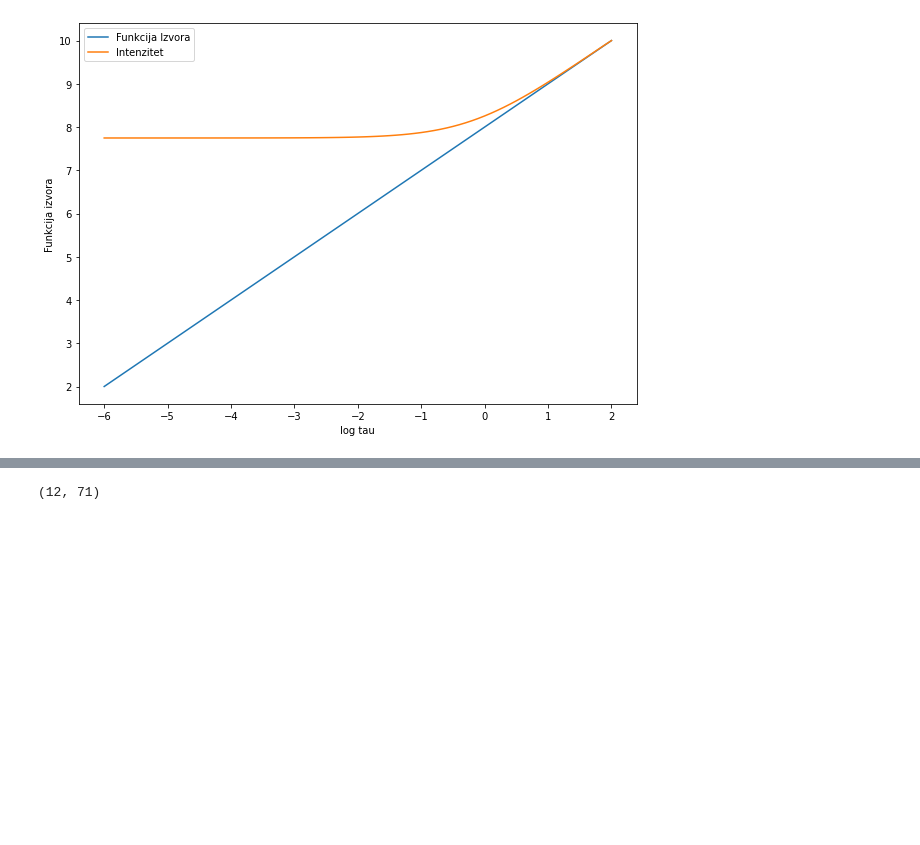
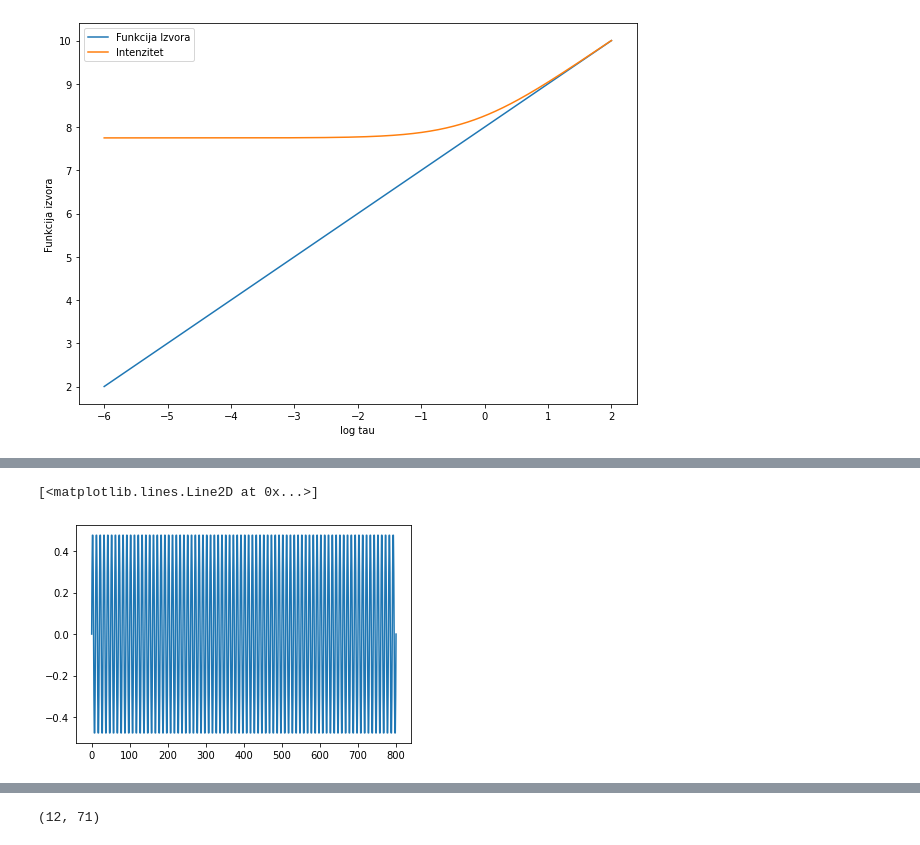
Before and after one commit to ivanzmilic/IAS_matf, a Jupyter notebook: num_rte_stefan.ipynb, the cells around one changed output, grey strips where cells are left out. Drawn from its saved outputs; the diff is of its cells as text; code cells hidden in the pictures; blank space fills up the shorter version.

```diff
--- a/num_rte_stefan.ipynb
+++ b/num_rte_stefan.ipynb
@@ -104,0 +126,5 @@ plt.legend()
+# %%
+plt.plot(S_pert-S)
+# %% [output]
+[<matplotlib.lines.Line2D at 0x...>]
+[figure, added]
```
Also changed, not shown: parts of 15 cells of this notebook, 1 other file.
